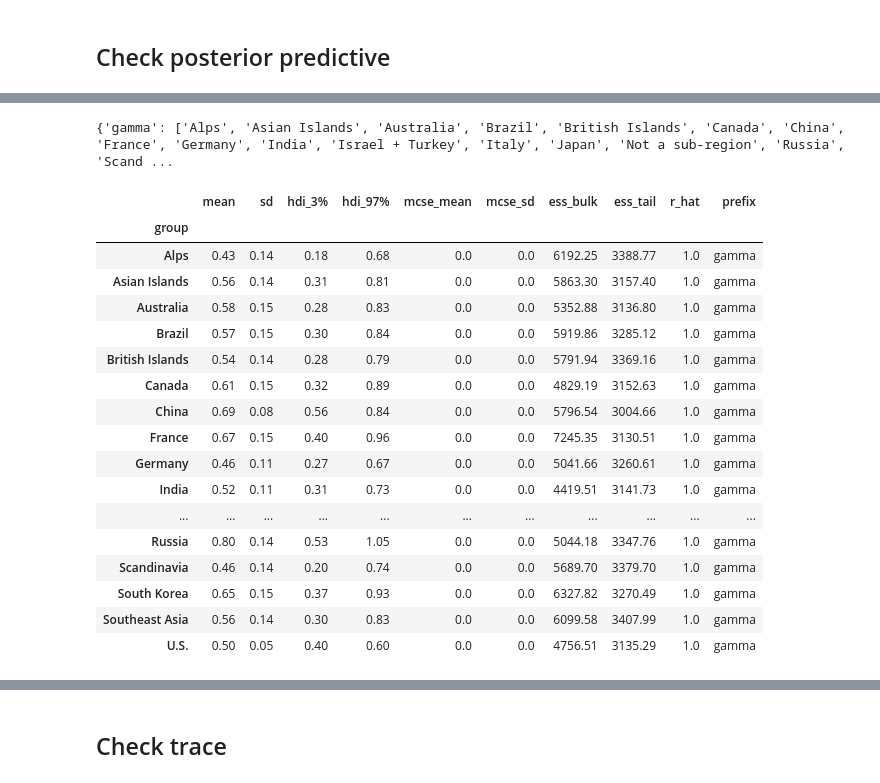
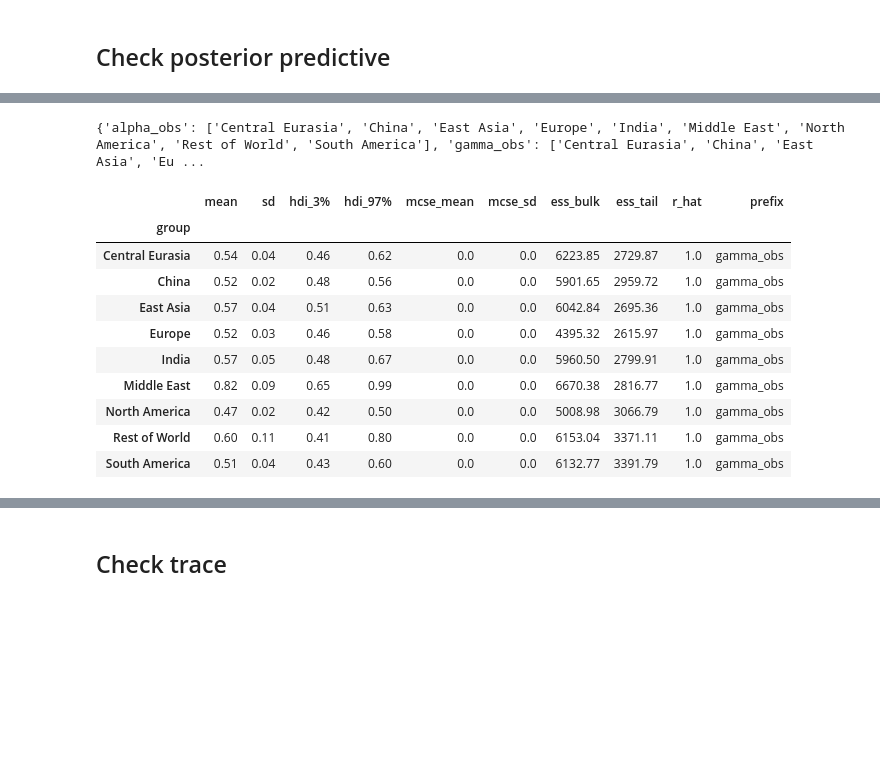
Before and after one commit to plhocker/top_wealth_thesis, a Jupyter notebook: Notebooks/trying_out/test.ipynb, the cells around one changed output, grey strips where cells are left out. Saved outputs shown, nothing was run; the diff lists cells and outputs as text; code cells hidden in the pictures; blank space fills up the shorter version.

```diff
--- a/Notebooks/trying_out/test.ipynb
+++ b/Notebooks/trying_out/test.ipynb
@@ -16,7 +16,7 @@ from thesis_tools.models.bayesian_multivariate_cross_sectional import *
 # %%
 df = read_billionaires_data(only_years=['2018'])
 # %%
-model = Multivariate_GeneralisedPareto(data=df)
+model = Multivariate_Weibull(data=df, group_variable='region')
 # %%
 model.fit()
 # %% [output]
@@ -151,26 +109,19 @@ posterior_summary = model.get_posterior_summary()
 # %%
 posterior_summary.groups
 # %% [output]
-{'gamma': ['Alps', 'Asian Islands', 'Australia', 'Brazil', 'British Islands', 'Canada', 'China', 'France', 'Germany', 'India', 'Israel + Turkey', 'Italy', 'Japan', 'Not a sub-region', 'Russia', 'Scand ...
+{'alpha_obs': ['Central Eurasia', 'China', 'East Asia', 'Europe', 'India', 'Middle East', 'North America', 'Rest of World', 'South America'], 'gamma_obs': ['Central Eurasia', 'China', 'East Asia', 'Eu ...
 # %%
-posterior_summary.get_group('gamma')
+posterior_summary.get_group('gamma_obs')
 # %% [output]
 |  | mean | sd | hdi_3% | hdi_97% | mcse_mean | mcse_sd | ess_bulk | ess_tail | r_hat | prefix |
 | group |  |  |  |  |  |  |  |  |  |  |
-| Alps | 0.43 | 0.14 | 0.18 | 0.68 | 0.0 | 0.0 | 6192.25 | 3388.77 | 1.0 | gamma |
-| Asian Islands | 0.56 | 0.14 | 0.31 | 0.81 | 0.0 | 0.0 | 5863.30 | 3157.40 | 1.0 | gamma |
-| Australia | 0.58 | 0.15 | 0.28 | 0.83 | 0.0 | 0.0 | 5352.88 | 3136.80 | 1.0 | gamma |
-| Brazil | 0.57 | 0.15 | 0.30 | 0.84 | 0.0 | 0.0 | 5919.86 | 3285.12 | 1.0 | gamma |
-| British Islands | 0.54 | 0.14 | 0.28 | 0.79 | 0.0 | 0.0 | 5791.94 | 3369.16 | 1.0 | gamma |
-| Canada | 0.61 | 0.15 | 0.32 | 0.89 | 0.0 | 0.0 | 4829.19 | 3152.63 | 1.0 | gamma |
-| China | 0.69 | 0.08 | 0.56 | 0.84 | 0.0 | 0.0 | 5796.54 | 3004.66 | 1.0 | gamma |
-| France | 0.67 | 0.15 | 0.40 | 0.96 | 0.0 | 0.0 | 7245.35 | 3130.51 | 1.0 | gamma |
-| Germany | 0.46 | 0.11 | 0.27 | 0.67 | 0.0 | 0.0 | 5041.66 | 3260.61 | 1.0 | gamma |
-| India | 0.52 | 0.11 | 0.31 | 0.73 | 0.0 | 0.0 | 4419.51 | 3141.73 | 1.0 | gamma |
-| ... | ... | ... | ... | ... | ... | ... | ... | ... | ... | ... |
-| Russia | 0.80 | 0.14 | 0.53 | 1.05 | 0.0 | 0.0 | 5044.18 | 3347.76 | 1.0 | gamma |
-| Scandinavia | 0.46 | 0.14 | 0.20 | 0.74 | 0.0 | 0.0 | 5689.70 | 3379.70 | 1.0 | gamma |
-| South Korea | 0.65 | 0.15 | 0.37 | 0.93 | 0.0 | 0.0 | 6327.82 | 3270.49 | 1.0 | gamma |
-| Southeast Asia | 0.56 | 0.14 | 0.30 | 0.83 | 0.0 | 0.0 | 6099.58 | 3407.99 | 1.0 | gamma |
-| U.S. | 0.50 | 0.05 | 0.40 | 0.60 | 0.0 | 0.0 | 4756.51 | 3135.29 | 1.0 | gamma |
+| Central Eurasia | 0.54 | 0.04 | 0.46 | 0.62 | 0.0 | 0.0 | 6223.85 | 2729.87 | 1.0 | gamma_obs |
+| China | 0.52 | 0.02 | 0.48 | 0.56 | 0.0 | 0.0 | 5901.65 | 2959.72 | 1.0 | gamma_obs |
+| East Asia | 0.57 | 0.04 | 0.51 | 0.63 | 0.0 | 0.0 | 6042.84 | 2695.36 | 1.0 | gamma_obs |
+| Europe | 0.52 | 0.03 | 0.46 | 0.58 | 0.0 | 0.0 | 4395.32 | 2615.97 | 1.0 | gamma_obs |
+| India | 0.57 | 0.05 | 0.48 | 0.67 | 0.0 | 0.0 | 5960.50 | 2799.91 | 1.0 | gamma_obs |
+| Middle East | 0.82 | 0.09 | 0.65 | 0.99 | 0.0 | 0.0 | 6670.38 | 2816.77 | 1.0 | gamma_obs |
+| North America | 0.47 | 0.02 | 0.42 | 0.50 | 0.0 | 0.0 | 5008.98 | 3066.79 | 1.0 | gamma_obs |
+| Rest of World | 0.60 | 0.11 | 0.41 | 0.80 | 0.0 | 0.0 | 6153.04 | 3371.11 | 1.0 | gamma_obs |
+| South America | 0.51 | 0.04 | 0.43 | 0.60 | 0.0 | 0.0 | 6132.77 | 3391.79 | 1.0 | gamma_obs |
 # %%
```
Also changed, not shown: parts of 9 cells of this notebook, 19 other files.
